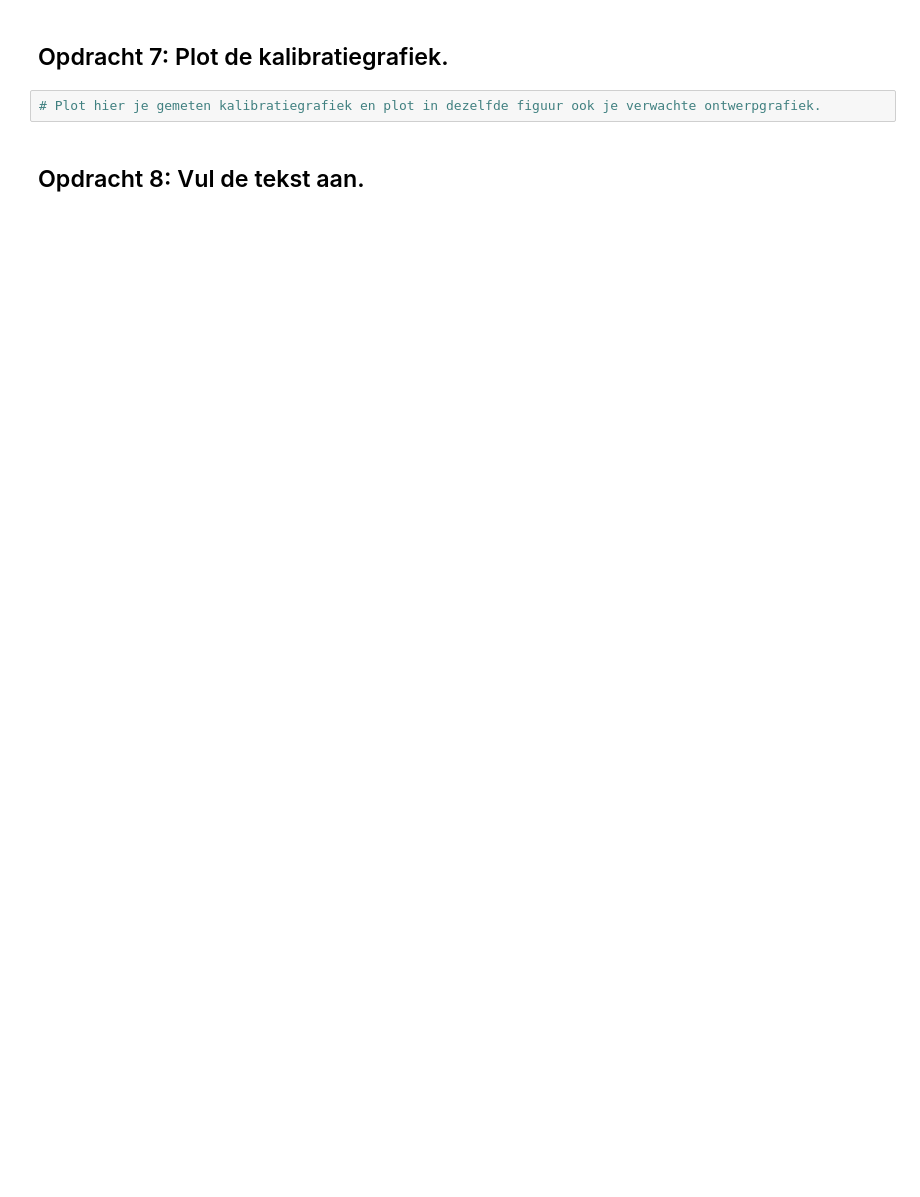
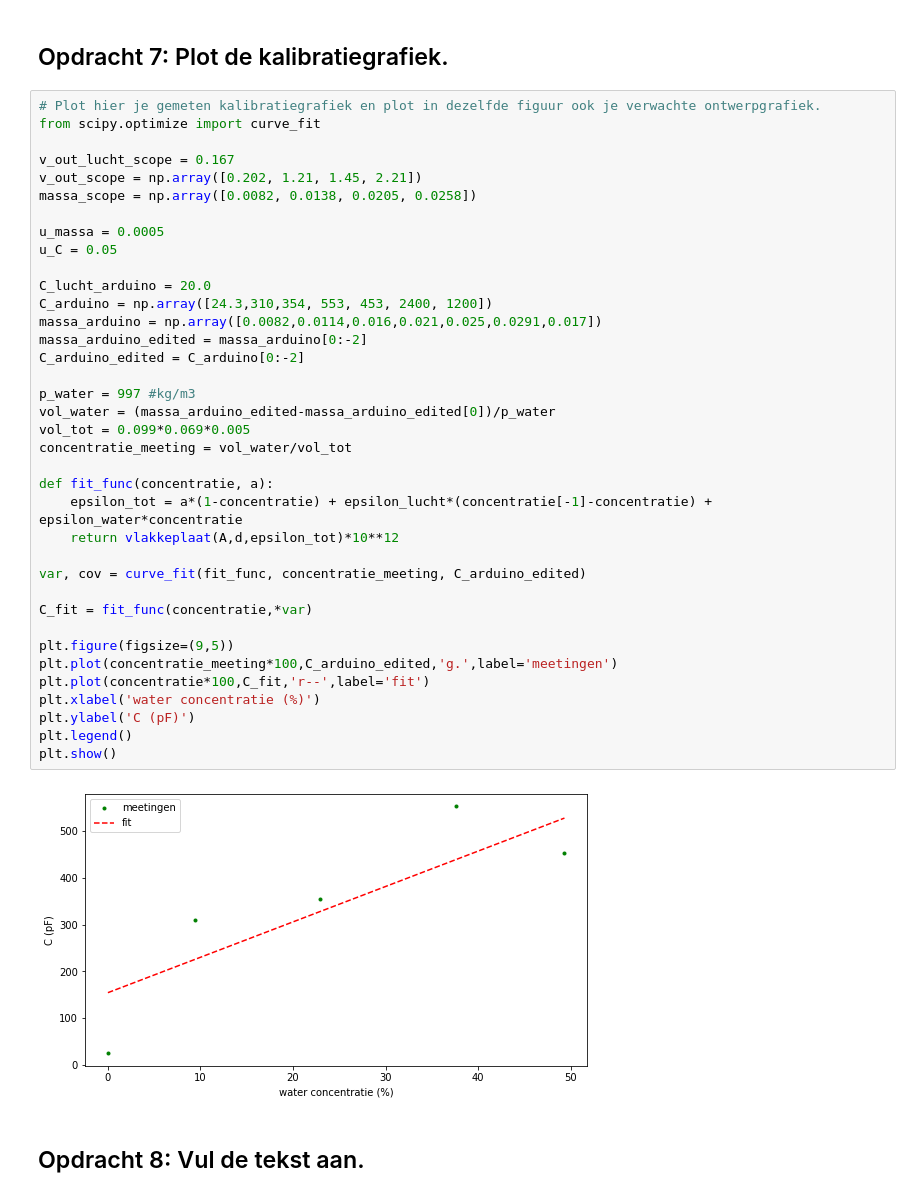
Before and after one commit to oprelo/opdrachten-DEF-D, a Jupyter notebook: FysiekeOntwerpopdrachten/2OntwerpEenSensorCondensator/DEFOntwerpopdracht2OntwerpEenSensorInvulTemplate.ipynb, the cells around one changed output. Drawn from its saved outputs; the diff is of its cells as text; blank space fills up the shorter version.

```diff
--- a/FysiekeOntwerpopdrachten/2OntwerpEenSensorCondensator/DEFOntwerpopdracht2OntwerpEenSensorInvulTemplate.ipynb
+++ b/FysiekeOntwerpopdrachten/2OntwerpEenSensorCondensator/DEFOntwerpopdracht2OntwerpEenSensorInvulTemplate.ipynb
@@ -99,7 +122,44 @@ Pas deze tekst aan: Wij gaan een sensor maken die X meet.
 # %% [markdown]
 ## Opdracht 7: Plot de kalibratiegrafiek.
-# %%
-# Plot hier je gemeten kalibratiegrafiek en plot in dezelfde figuur ook je verwachte ontwerpgrafiek.
+# %%
+# Plot hier je gemeten kalibratiegrafiek en plot in dezelfde figuur ook je verwachte ontwerpgrafiek.
+from scipy.optimize import curve_fit
+
+v_out_lucht_scope = 0.167
+v_out_scope = np.array([0.202, 1.21, 1.45, 2.21])
+massa_scope = np.array([0.0082, 0.0138, 0.0205, 0.0258])
+
+u_massa = 0.0005
+u_C = 0.05
+
+C_lucht_arduino = 20.0
+C_arduino = np.array([24.3,310,354, 553, 453, 2400, 1200])
+massa_arduino = np.array([0.0082,0.0114,0.016,0.021,0.025,0.0291,0.017])
+massa_arduino_edited = massa_arduino[0:-2]
+C_arduino_edited = C_arduino[0:-2]
+
+p_water = 997 #kg/m3
+vol_water = (massa_arduino_edited-massa_arduino_edited[0])/p_water
+vol_tot = 0.099*0.069*0.005
+concentratie_meeting = vol_water/vol_tot
+
+def fit_func(concentratie, a):
+    epsilon_tot = a*(1-concentratie) + epsilon_lucht*(concentratie[-1]-concentratie) + epsilon_water*concentratie
+    return vlakkeplaat(A,d,epsilon_tot)*10**12
+
+var, cov = curve_fit(fit_func, concentratie_meeting, C_arduino_edited)
+
+C_fit = fit_func(concentratie,*var)
+
+plt.figure(figsize=(9,5))
+plt.plot(concentratie_meeting*100,C_arduino_edited,'g.',label='meetingen')
+plt.plot(concentratie*100,C_fit,'r--',label='fit')
+plt.xlabel('water concentratie (%)')
+plt.ylabel('C (pF)')
+plt.legend()
+plt.show()
+# %% [output]
+[figure, added]
 # %% [markdown]
 ## Opdracht 8: Vul de tekst aan.
 # %% [markdown]
```
Also changed, not shown: parts of 21 cells of this notebook, 11 other files.
